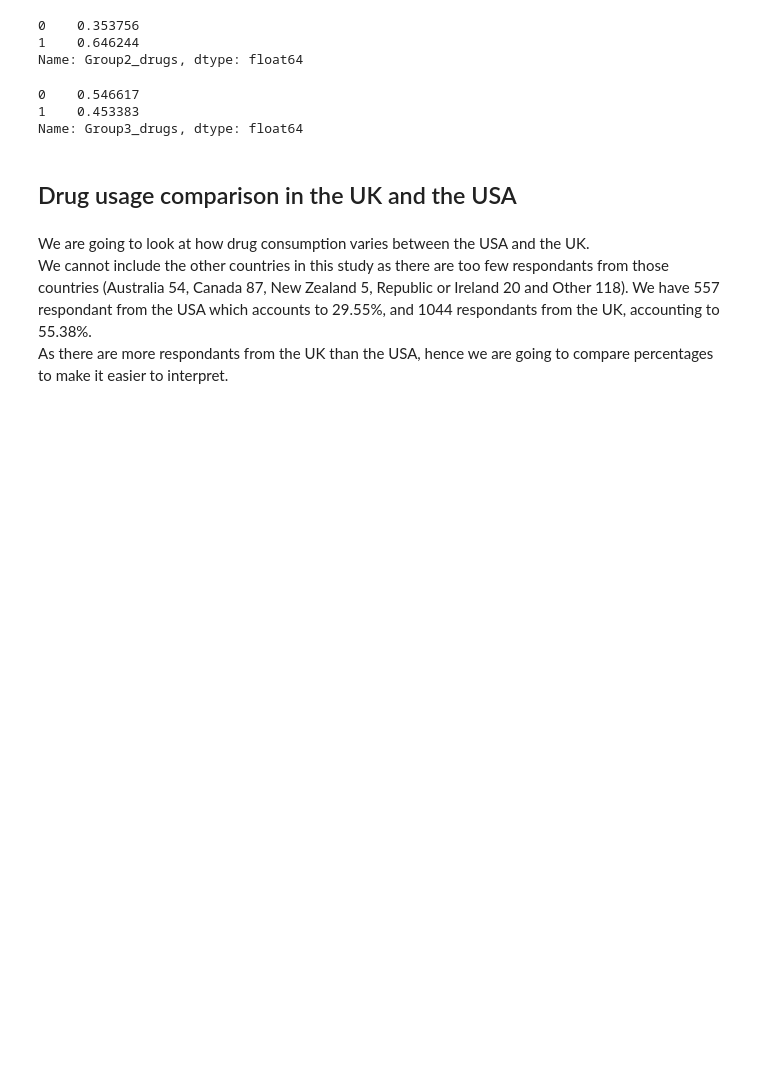
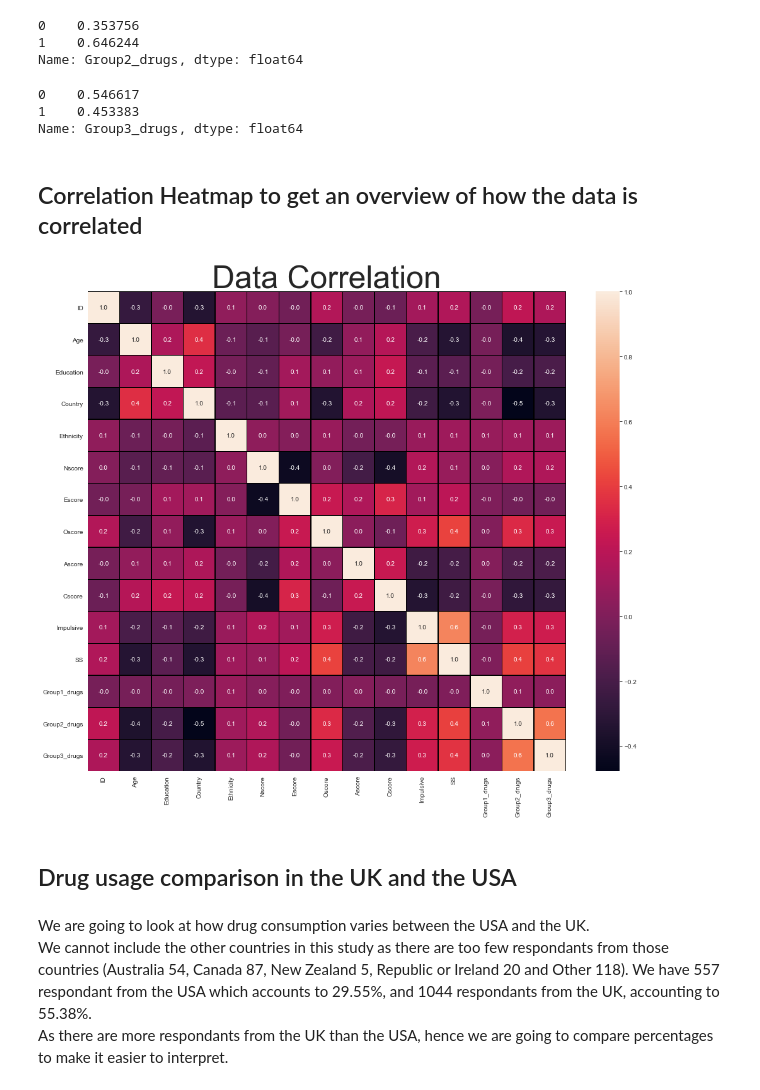
Before and after one commit to SebastianRoetten/Personality_vs_drug_use, a Jupyter notebook: Final_EDA.ipynb, the cells around one changed output. Saved outputs shown, nothing was run; the diff lists cells and outputs as text; code cells hidden in the pictures; blank space fills up the shorter version.

Commit message:
Added correlation heatmap

```diff
--- a/Final_EDA.ipynb
+++ b/Final_EDA.ipynb
@@ -383,6 +384,15 @@ df2["Group3_drugs"].value_counts(normalize=True).sort_index()
 0    0.546617
 1    0.453383
 Name: Group3_drugs, dtype: float64
+# %% [markdown]
+## Correlation Heatmap to get an overview of how the data is correlated
+# %%
+plt.subplots(figsize=(17,14))
+sns.heatmap(df2.corr(),annot=True,linewidths=0.5,linecolor="Black",fmt="1.1f")
+plt.title("Data Correlation",fontsize=50)
+plt.show()
+# %% [output]
+[figure, added]
 # %% [markdown]
 ## Drug usage comparison in the UK and the USA
 # %% [markdown]
```
Also changed, not shown: parts of 1 cell of this notebook.
